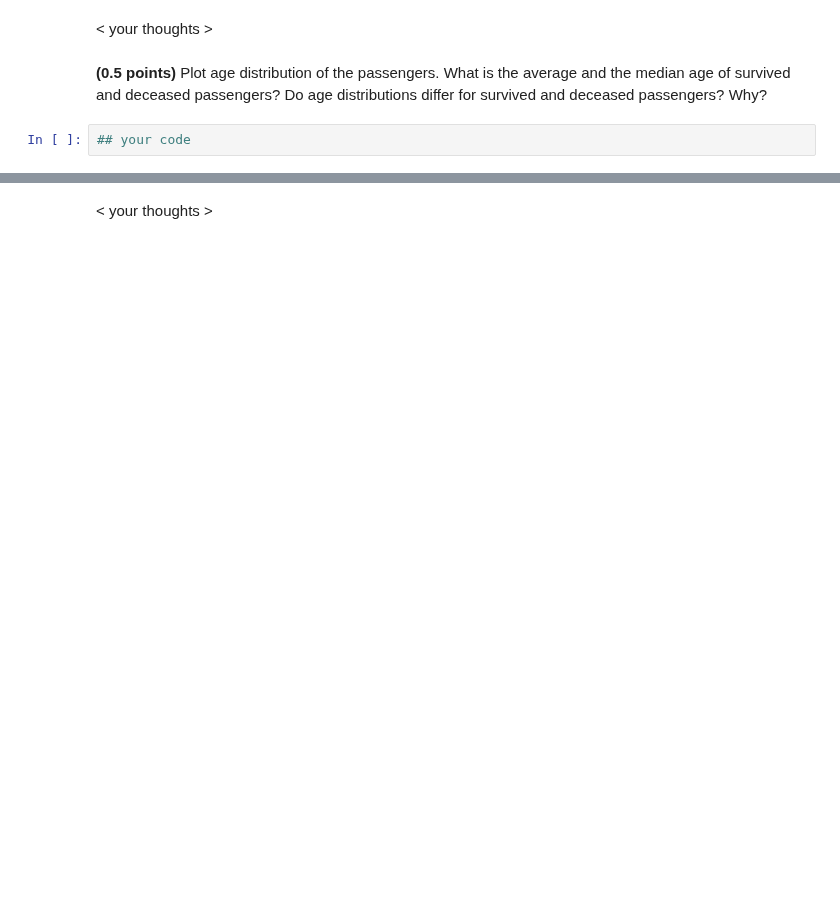
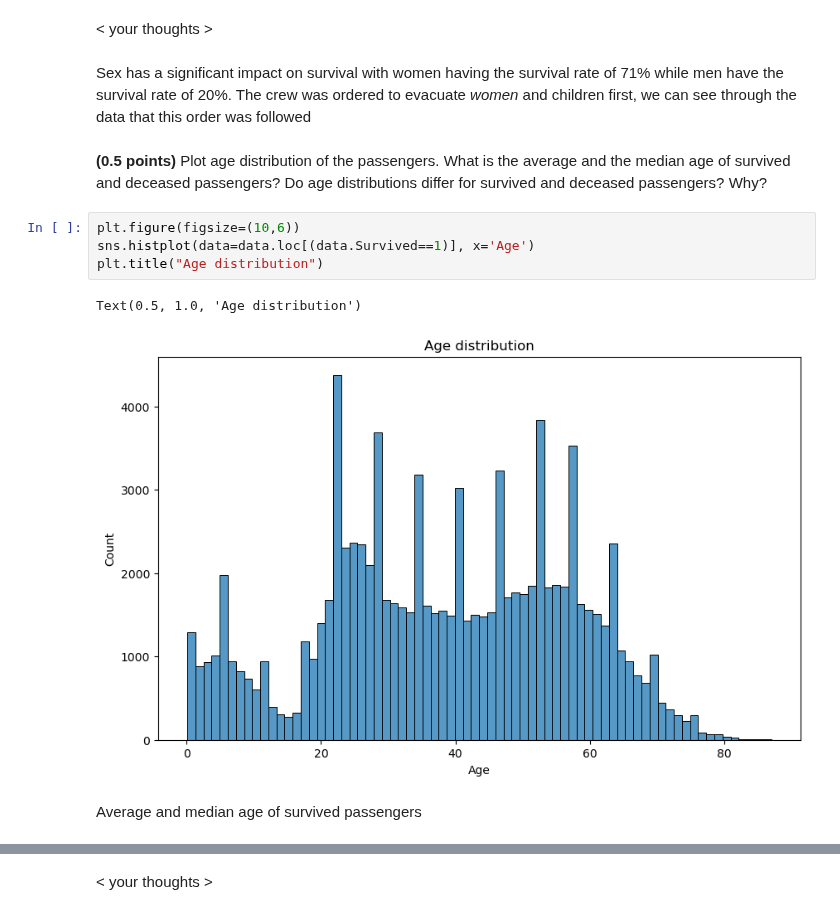
Before and after one commit to tshura/ml-intro-tasks, a Jupyter notebook: 5_/hw_classification.ipynb, the cells around one changed output, grey strips where cells are left out. Saved outputs shown, nothing was run; the diff lists cells and outputs as text; blank space fills up the shorter version.

```diff
--- a/5_/hw_classification.ipynb
+++ b/5_/hw_classification.ipynb
@@ -520,6 +590,15 @@ data.head()
 # %% [markdown]
 < your thoughts >
+# %% [markdown]
+Sex has a significant impact on survival with women having the survival rate of 71% while men have the survival rate of 20%. The crew was ordered to evacuate _women_ and children first, we can see through the data that this order was followed
 # %% [markdown]
 **(0.5 points)** Plot age distribution of the passengers. What is the average and the median age of survived and deceased passengers? Do age distributions differ for survived and deceased passengers? Why?
-# %%
-## your code
+# %%
+plt.figure(figsize=(10,6))
+sns.histplot(data=data.loc[(data.Survived==1)], x='Age')
+plt.title("Age distribution")
+# %% [output]
+Text(0.5, 1.0, 'Age distribution')
+[figure, added]
+# %% [markdown]
+Average and median age of survived passengers
```
Also changed, not shown: parts of 33 cells of this notebook.
